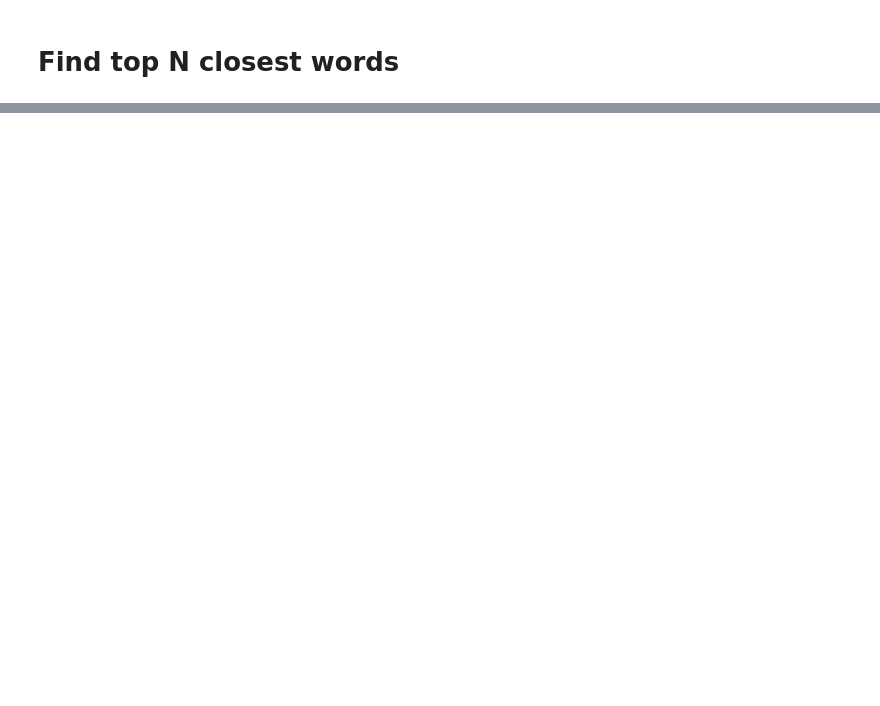
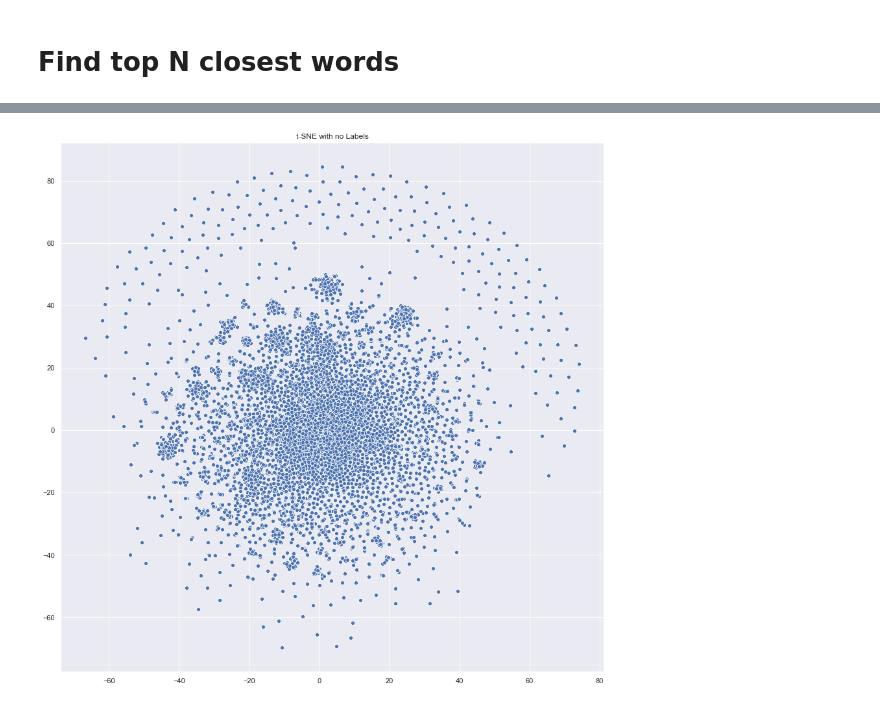
Before and after one commit to mehrotrasan16/CORDTopicBasedSearchEngine-CS535, a Jupyter notebook: CS535-Team5-TopicBasedSearchEngine-CORD-19.ipynb, the cells around one changed output, grey strips where cells are left out. Saved outputs shown, nothing was run; the diff lists cells and outputs as text; code cells hidden in the pictures; blank space fills up the shorter version.

```diff
--- a/CS535-Team5-TopicBasedSearchEngine-CORD-19.ipynb
+++ b/CS535-Team5-TopicBasedSearchEngine-CORD-19.ipynb
@@ -842,0 +1174,21 @@ result
+# %%
+from pyspark.mllib.feature import HashingTF, IDF
+
+# Load documents (one per line).
+documents = spark.sparkContext.parallelize(text.split(" "))
+
+hashingTF = HashingTF(numFeatures = 2 ** 12)
+tf = hashingTF.transform(documents)
+
+# While applying HashingTF only needs a single pass to the data, applying IDF needs two passes:
+# First to compute the IDF vector and second to scale the term frequencies by IDF.
+tf.cache()
+idf = IDF().fit(tf)
+tfidf = idf.transform(tf)
+
+# spark.mllib's IDF implementation provides an option for ignoring terms
+# which occur in less than a minimum number of documents.
+# In such cases, the IDF for these terms is set to 0.
+# This feature can be used by passing the minDocFreq value to the IDF constructor.
+idfIgnore = IDF(minDocFreq=2).fit(tf)
+tfidfIgnore = idfIgnore.transform(tf)
@@ -842,0 +1553,5 @@ result
+# %%
+from sklearn.manifold import TSNE
+
+tsne = TSNE(verbose=1, perplexity=100, random_state=42)
+X_embedded = tsne.fit_transform(tfidfIgnore.collect())
@@ -842,0 +1575,17 @@ result
+# %%
+from matplotlib import pyplot as plt
+import seaborn as sns
+
+# sns settings
+sns.set(rc={'figure.figsize':(15,15)})
+
+# colors
+palette = sns.color_palette("bright", 1)
+
+# plot
+sns.scatterplot(X_embedded[:,0], X_embedded[:,1], palette=palette)
+plt.title('t-SNE with no Labels')
+plt.savefig("t-sne_covid19.png")
+plt.show()
+# %% [output]
+[figure, added]
```
Also changed, not shown: parts of 86 cells of this notebook.
